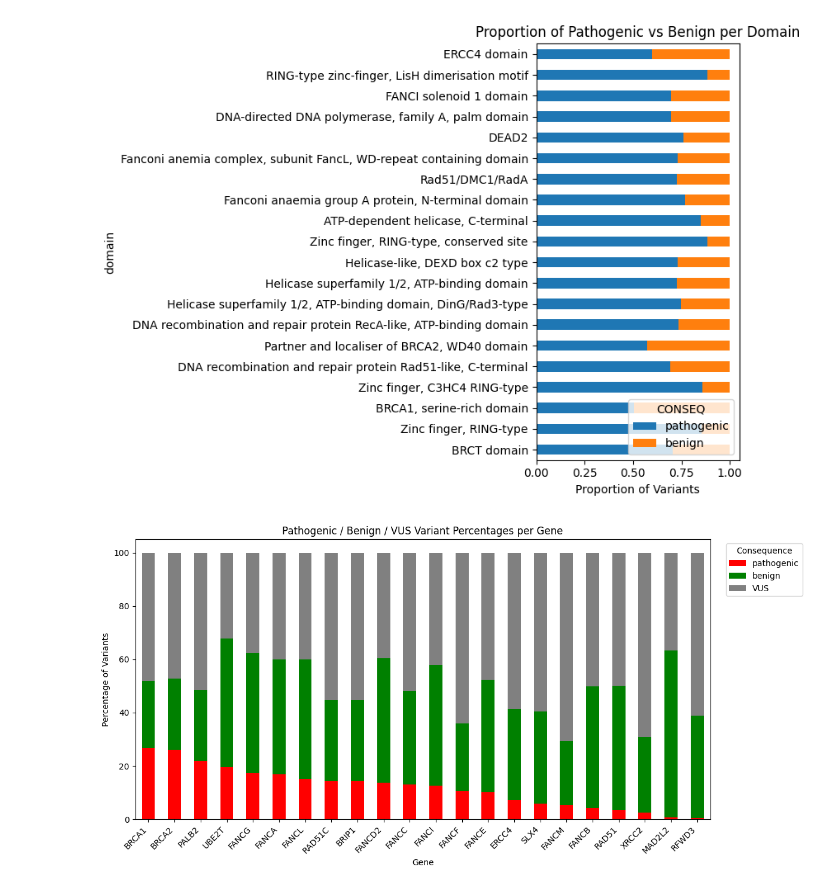
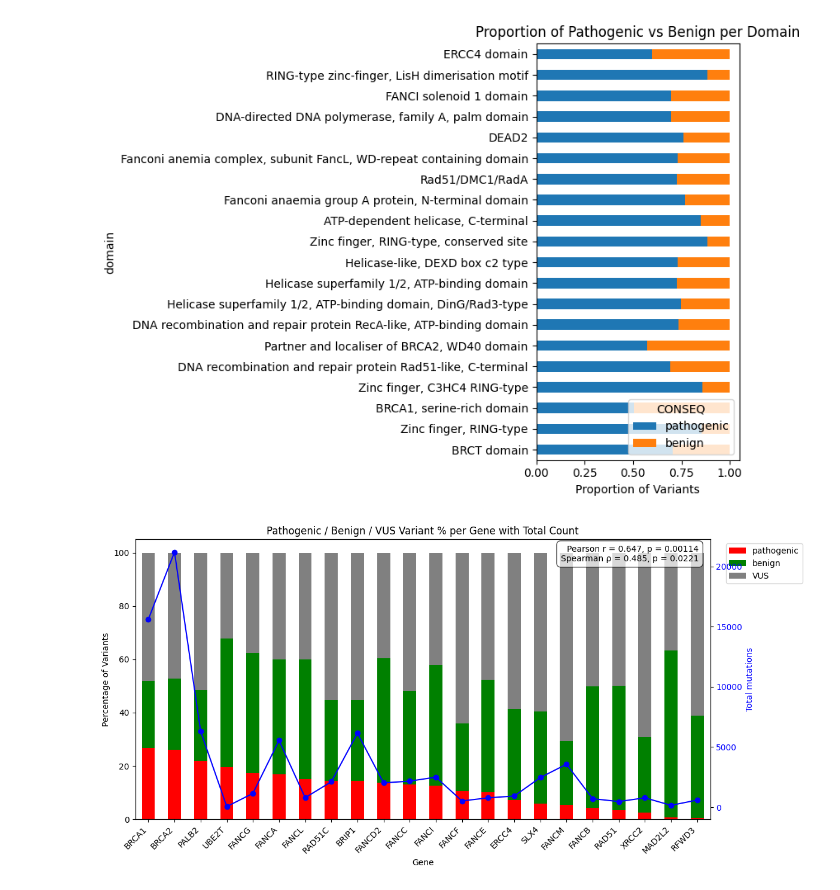
Before and after one commit to lazobax/capstone, a Jupyter notebook: scripts/dataAnalysis.ipynb, the cells around one changed output. Cells and saved outputs as stored; diff of their text form; code cells hidden in the pictures.

```diff
--- a/scripts/dataAnalysis.ipynb
+++ b/scripts/dataAnalysis.ipynb
@@ -681,6 +721,7 @@ plt.show()
 # %%
 import pandas as pd
 import matplotlib.pyplot as plt
+from scipy.stats import pearsonr, spearmanr
 
 # your list of 22 FANC genes
 genes_of_interest = [
@@ -688,43 +729,73 @@ genes_of_interest = [
     "FANCI","BRIP1","FANCL","FANCM","PALB2","RAD51C","SLX4","ERCC4",
     "RAD51","BRCA1","UBE2T","XRCC2","MAD2L2","RFWD3"
 ]
 
 # filter
 filtered = merged_df
 
 # count per gene × consequence
 counts = (filtered
           .groupby(['GENE','CONSEQ'])
           .size()
           .unstack(fill_value=0))
 
 # convert to percentages
 pct = counts.div(counts.sum(axis=1), axis=0) * 100
 
 # select and order only the three CONSEQ categories
 pct = pct[['pathogenic','benign','VUS']]
 
 # sort by pathogenic descending
 pct = pct.sort_values('pathogenic', ascending=False)
 
 # define colors
 colors = {'pathogenic': 'red', 'benign': 'green', 'VUS': 'grey'}
 
-# plot
-ax = pct.plot(
-    kind='bar',
-    stacked=True,
-    figsize=(12,6),
-    color=[colors[col] for col in pct.columns]
-)
+total_counts = counts.sum(axis=1)
+percent_pathogenic = pct['pathogenic']
+
+# Compute correlations
+total_counts = counts.sum(axis=1)
+percent_pathogenic = pct['pathogenic']
+r, p_value = pearsonr(total_counts, percent_pathogenic)
+rho, p_spearman = spearmanr(total_counts, percent_pathogenic)
+
+# Plotting
+fig, ax = plt.subplots(figsize=(12,6))
+pct.plot(kind='bar', stacked=True, ax=ax, color=[colors[c] for c in pct.columns])
+
+ax2 = ax.twinx()
+ax2.plot(range(len(total)), total.values, color='blue', marker='o', linestyle='-')
+ax2.set_ylabel('Total mutations', color='blue')
+ax2.tick_params(axis='y', labelcolor='blue')
+
 ax.set_ylabel('Percentage of Variants')
 ax.set_xlabel('Gene')
-ax.set_title('Pathogenic / Benign / VUS Variant Percentages per Gene')
-plt.xticks(rotation=45, ha='right')
-plt.legend(title='Consequence', bbox_to_anchor=(1.02,1), loc='upper left')
+ax.set_title('Pathogenic / Benign / VUS Variant % per Gene with Total Count')
+ax.set_xticklabels(pct.index, rotation=45, ha='right')
+
+# Build stats text
+stats_text = (
+    f"Pearson r = {r:.3f}, p = {p_value:.3g}\n"
+    f"Spearman ρ = {rho:.3f}, p = {p_spearman:.3g}"
+)
+
+# Draw stats on the plot (upper right corner of the bar axis)
+ax.text(
+    0.98, 0.98, stats_text,
+    transform=ax.transAxes,
+    ha='right', va='top',
+    bbox=dict(boxstyle='round,pad=0.5', facecolor='white', alpha=0.7)
+)
+
+# Merge legends
+h1, l1 = ax.get_legend_handles_labels()
+h2, l2 = ax2.get_legend_handles_labels()
+ax.legend(h1+h2, l1+l2, bbox_to_anchor=(1.02,1), loc='upper left')
+
 plt.tight_layout()
 plt.show()
 # %% [output]
-[figure, old version]
+[figure, new version]
 # %%
 vcf_final.to_csv('vcf_final.tsv', sep='\t', index=False)
```
Also changed, not shown: parts of 12 cells of this notebook, 3 other files.
